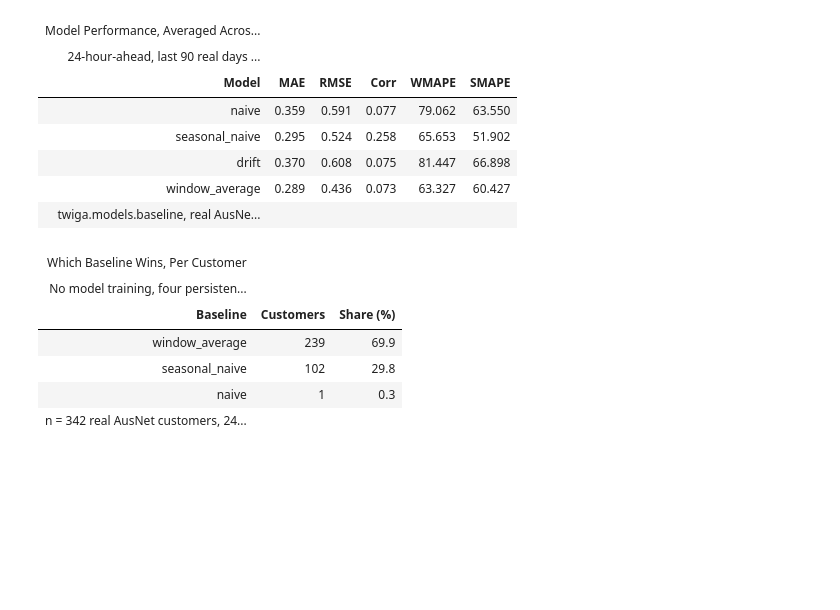
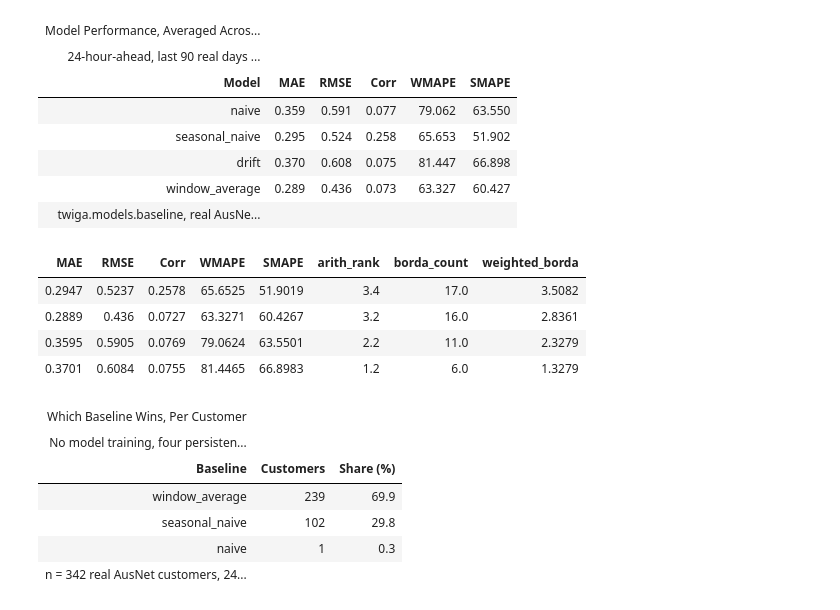
Before and after one commit to sambaiga/ml-energy-disaggregation, a Jupyter notebook: book/05-forecasting/01-forecastability-code.ipynb, the cells around one changed output. Drawn from its saved outputs; the diff is of its cells as text; code cells hidden in the pictures; blank space fills up the shorter version.

```diff
--- a/book/05-forecasting/01-forecastability-code.ipynb
+++ b/book/05-forecasting/01-forecastability-code.ipynb
@@ -731,6 +731,17 @@ twiga_report(
 | drift | 0.370 | 0.608 | 0.075 | 81.447 | 66.898 |
 | window_average | 0.289 | 0.436 | 0.073 | 63.327 | 60.427 |
 | twiga.models.baseline, real AusNe... |  |  |  |  |  |
+# %%
+from ark.evaluate.ranking import rank_models
+
+ranked_baselines = rank_models(res.set_index("Model")[["MAE", "RMSE", "Corr", "WMAPE", "SMAPE"]])
+themed_gt(ranked_baselines.round(4))
+# %% [output]
+| MAE | RMSE | Corr | WMAPE | SMAPE | arith_rank | borda_count | weighted_borda |
+| 0.2947 | 0.5237 | 0.2578 | 65.6525 | 51.9019 | 3.4 | 17.0 | 3.5082 |
+| 0.2889 | 0.436 | 0.0727 | 63.3271 | 60.4267 | 3.2 | 16.0 | 2.8361 |
+| 0.3595 | 0.5905 | 0.0769 | 79.0624 | 63.5501 | 2.2 | 11.0 | 2.3279 |
+| 0.3701 | 0.6084 | 0.0755 | 81.4465 | 66.8983 | 1.2 | 6.0 | 1.3279 |
 # %%
 mae_cols = [c for c in baseline_results.columns if c.startswith("mae_")]
 baseline_results["best_baseline"] = baseline_results[mae_cols].idxmin(axis=1).str.replace("mae_", "")
```
Also changed, not shown: 8 other files.
